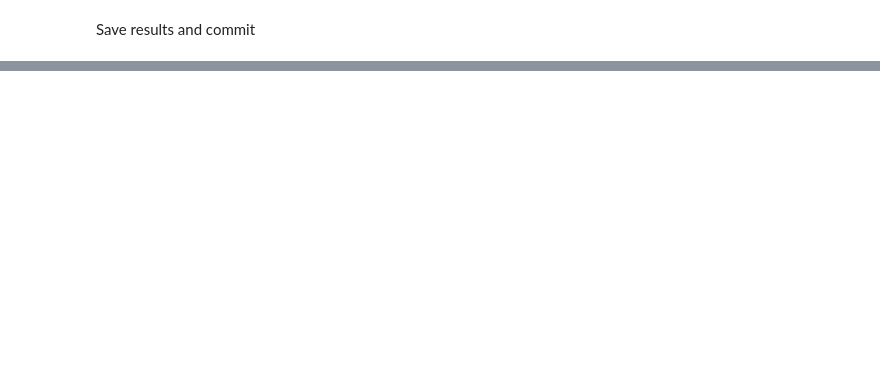
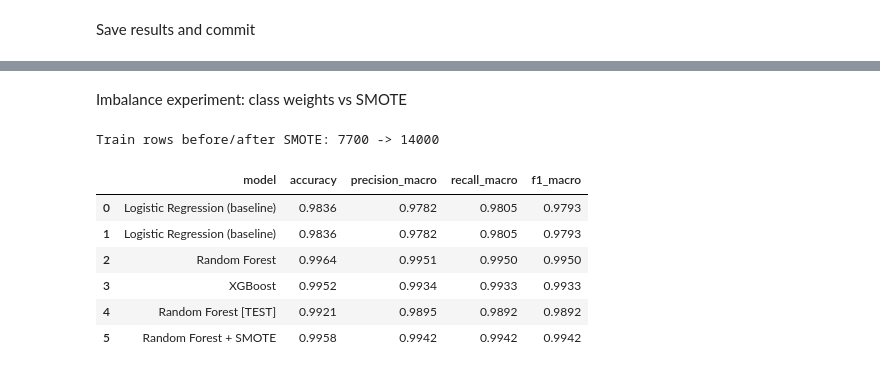
Before and after one commit to ShalakaEranga/DriveHealth-Comparative-Fault-Diagnosis-Using-Classical-vs-Deep-Learning-Methods, a Jupyter notebook: notebooks/01_eda.ipynb, the cells around one changed output, grey strips where cells are left out. Cells and saved outputs as stored; diff of their text form; code cells hidden in the pictures; blank space fills up the shorter version.

```diff
--- a/notebooks/01_eda.ipynb
+++ b/notebooks/01_eda.ipynb
@@ -555,0 +614,26 @@ res.to_csv("reports/baseline_results.csv", index=False)
+# %% [markdown]
+Imbalance experiment: class weights vs SMOTE
+# %%
+from imblearn.over_sampling import SMOTE
+
+min_count = y_train.value_counts().min()
+k = max(1, min(5, min_count - 1))
+
+sm = SMOTE(random_state=SEED, k_neighbors=k)
+X_sm, y_sm = sm.fit_resample(X_train, y_train)      # resample TRAIN only, never val/test
+print("Train rows before/after SMOTE:", len(X_train), "->", len(X_sm))
+
+rf_smote = RandomForestClassifier(n_estimators=300, random_state=SEED, n_jobs=-1)
+rf_smote.fit(X_sm, y_sm)
+evaluate("Random Forest + SMOTE", rf_smote, X_val, y_val, show=False)
+
+pd.DataFrame(results).round(4)
+# %% [output]
+Train rows before/after SMOTE: 7700 -> 14000
+|  | model | accuracy | precision_macro | recall_macro | f1_macro |
+| 0 | Logistic Regression (baseline) | 0.9836 | 0.9782 | 0.9805 | 0.9793 |
+| 1 | Logistic Regression (baseline) | 0.9836 | 0.9782 | 0.9805 | 0.9793 |
+| 2 | Random Forest | 0.9964 | 0.9951 | 0.9950 | 0.9950 |
+| 3 | XGBoost | 0.9952 | 0.9934 | 0.9933 | 0.9933 |
+| 4 | Random Forest [TEST] | 0.9921 | 0.9895 | 0.9892 | 0.9892 |
+| 5 | Random Forest + SMOTE | 0.9958 | 0.9942 | 0.9942 | 0.9942 |
```
Also changed, not shown: parts of 15 cells of this notebook.
